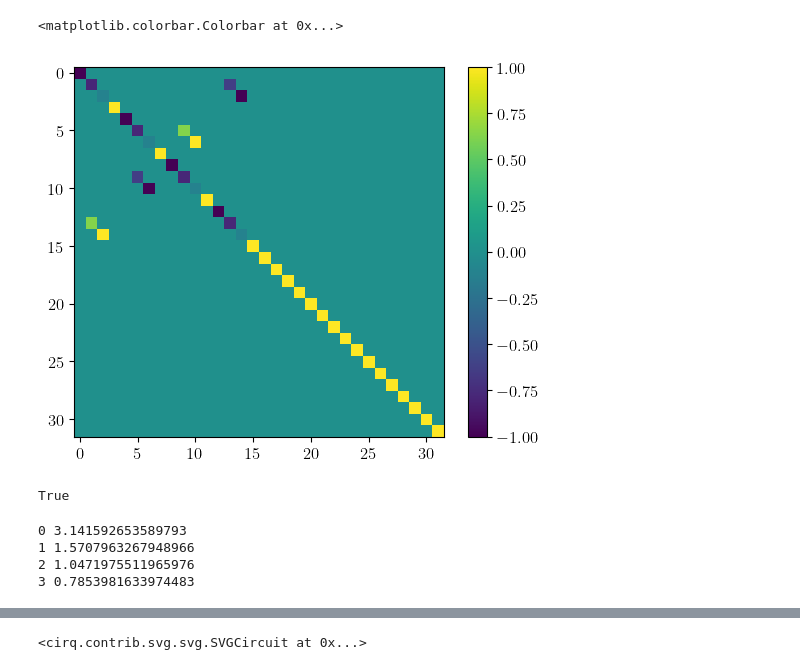
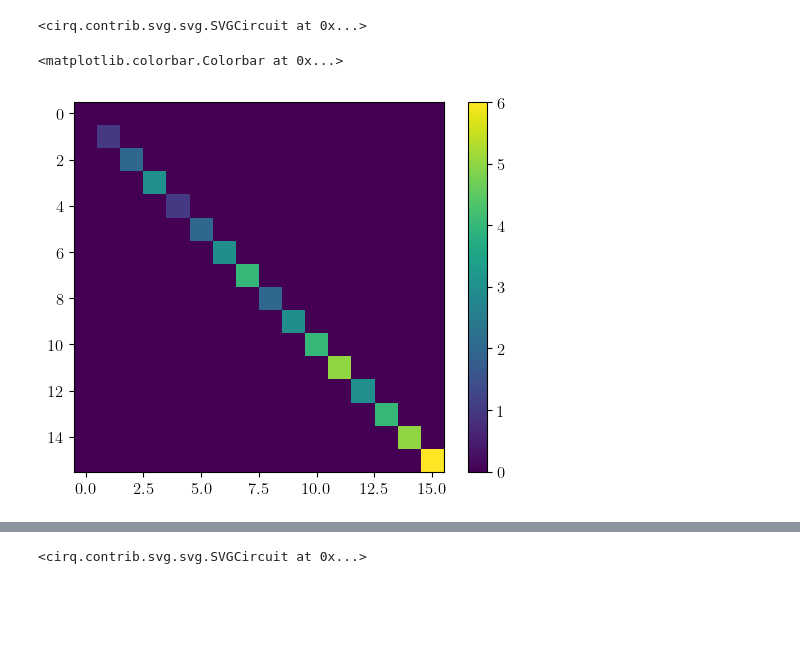
Before and after one commit to Tufts-QIQC/LOBE, a Jupyter notebook: notebooks/bosonic_lwo.ipynb, the cells around one changed output, grey strips where cells are left out. Saved outputs shown, nothing was run; the diff lists cells and outputs as text; code cells hidden in the pictures; blank space fills up the shorter version.

Commit message:
Working on a^ + a self inverse block encoding

```diff
--- a/notebooks/bosonic_lwo.ipynb
+++ b/notebooks/bosonic_lwo.ipynb
@@ -44,38 +102,49 @@ vals, vecs = np.linalg.eigh(H_matrix)
+# %%
+index_register = [cirq.LineQubit(0)]
+clean_ancilla_register = [cirq.LineQubit(i) for i in range(1, 5 + 1)]
+be_anc_register = [cirq.LineQubit(6), cirq.LineQubit(7), cirq.LineQubit(8), cirq.LineQubit(9)]
+system_register = System(Omega,
+                    len(index_register) + len(clean_ancilla_register) + len(be_anc_register),
+                    0,
+                    hamiltonian_operator.max_bosonic_mode + 1)
+
+gates = []
+
+PREPARE = [cirq.H.on(index_register[0])]
+gates += PREPARE
+
+U0 = self_inverse_bosonic_number_operator_block_encoding(
+    system = system_register,
+    block_encoding_ancillae=[be_anc_register[0], be_anc_register[1]],
+    active_mode = 0,
+    sign = 1,
+    clean_ancillae=clean_ancilla_register,
+    ctrls = ([index_register[0]], [0])
+)
+gates += U0
+
+U1 = self_inverse_bosonic_number_operator_block_encoding(
+    system = system_register,
+    block_encoding_ancillae=[be_anc_register[2], be_anc_register[3]],
+    active_mode = 1,
+    sign = 1,
+    clean_ancillae=clean_ancilla_register,
+    ctrls = ([index_register[0]], [1])
+)
+# gates += U1
+
+gates += [cirq.H.on(index_register[0])] #PREP^DAGGER
+# %%
+SVGCircuit(cirq.Circuit(PREPARE + U0 + U1 + PREPARE))
+# %% [output]
+<cirq.contrib.svg.svg.SVGCircuit at 0x...>
+# %%
+SELECT = [U0 +  U1]
 # %%
-plt.imshow((cirq.Circuit(test_gates).unitary()).real)
+plt.imshow((cirq.Circuit(
+    PREPARE, SELECT, PREPARE
+    ).unitary() * rescaling_factor)[:16, :16].real)
 plt.colorbar()
 # %% [output]
 <matplotlib.colorbar.Colorbar at 0x...>
-[figure, old version]
+[figure, new version]
-# %%
-U = [
-    cirq.ry(np.pi).on(cirq.LineQubit(0)).controlled_by(*[cirq.LineQubit(1), cirq.LineQubit(2)], control_values = [0, 0]),
-    cirq.ry(np.pi/2).on(cirq.LineQubit(0)).controlled_by(*[cirq.LineQubit(1), cirq.LineQubit(2)], control_values = [0, 1]),
-    cirq.ry(np.pi/3).on(cirq.LineQubit(0)).controlled_by(*[cirq.LineQubit(1), cirq.LineQubit(2)], control_values = [1, 0]),
-    cirq.ry(np.pi/4).on(cirq.LineQubit(0)).controlled_by(*[cirq.LineQubit(1), cirq.LineQubit(2)], control_values = [1, 1])
-]
-
-U_test = [
-    cirq.ry(-np.pi/4).on(cirq.LineQubit(0)).controlled_by(*[cirq.LineQubit(1), cirq.LineQubit(2)], control_values = [1, 1]),
-    cirq.ry(-np.pi/3).on(cirq.LineQubit(0)).controlled_by(*[cirq.LineQubit(1), cirq.LineQubit(2)], control_values = [1, 0]),
-    cirq.ry(-np.pi/2).on(cirq.LineQubit(0)).controlled_by(*[cirq.LineQubit(1), cirq.LineQubit(2)], control_values = [0, 1]),
-    cirq.ry(-np.pi).on(cirq.LineQubit(0)).controlled_by(*[cirq.LineQubit(1), cirq.LineQubit(2)], control_values = [0, 0]),
-]
-U_test_2 = [
-    cirq.ry(-np.pi).on(cirq.LineQubit(0)).controlled_by(*[cirq.LineQubit(1), cirq.LineQubit(2)], control_values = [0, 0]),
-    cirq.ry(-np.pi/2).on(cirq.LineQubit(0)).controlled_by(*[cirq.LineQubit(1), cirq.LineQubit(2)], control_values = [0, 1]),
-    cirq.ry(-np.pi/3).on(cirq.LineQubit(0)).controlled_by(*[cirq.LineQubit(1), cirq.LineQubit(2)], control_values = [1, 0]),
-    cirq.ry(-np.pi/4).on(cirq.LineQubit(0)).controlled_by(*[cirq.LineQubit(1), cirq.LineQubit(2)], control_values = [1, 1])
-]
-
-np.allclose(cirq.Circuit(U).unitary().conj().T, cirq.Circuit(U_test_2).unitary())
-# %% [output]
-True
-# %%
-for index, gate in enumerate(U):
-    print(index, gate._sub_operation._gate._rads)
-# %% [output]
-0 3.141592653589793
-1 1.5707963267948966
-2 1.0471975511965976
-3 0.7853981633974483
```
Also changed, not shown: parts of 17 cells of this notebook, 1 other file.
